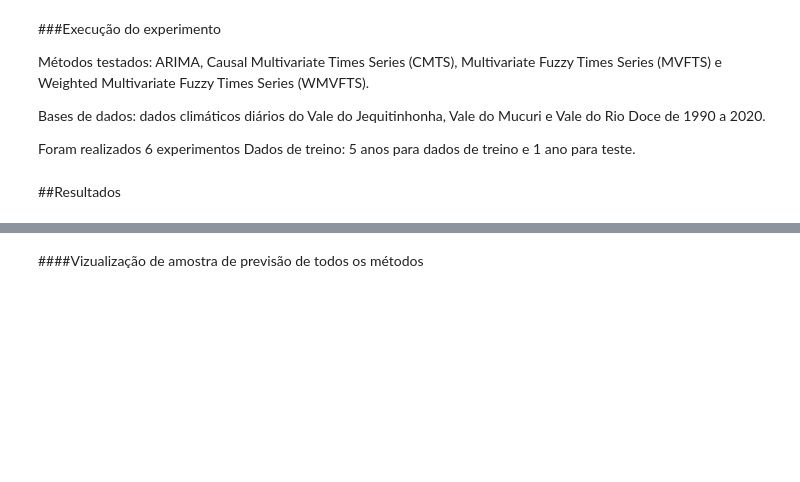
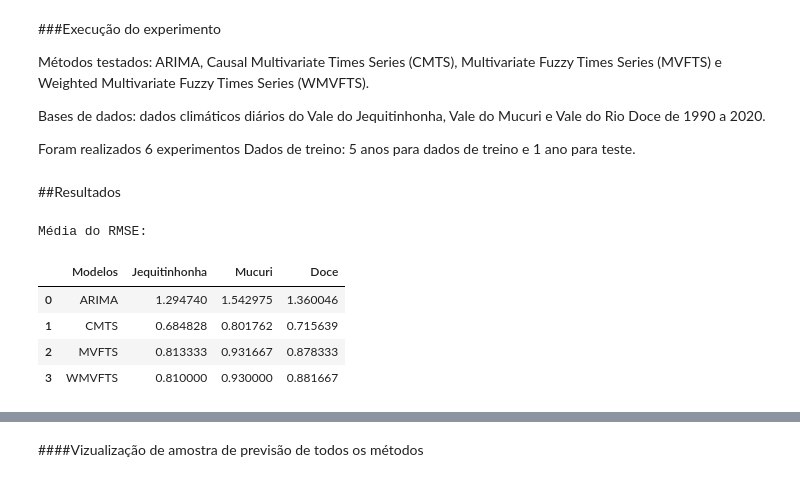
Before and after one commit to PatriciaLucas/CausalForecasting, a Jupyter notebook: Experimentos.ipynb, the cells around one changed output, grey strips where cells are left out. Saved outputs shown, nothing was run; the diff lists cells and outputs as text; code cells hidden in the pictures; blank space fills up the shorter version.

```diff
--- a/Experimentos.ipynb
+++ b/Experimentos.ipynb
@@ -123,0 +126,12 @@ df = pd.read_csv('df.csv')
+# %%
+print("Média do RMSE:")
+models = ["ARIMA", "CMTS", "MVFTS", "WMVFTS"]
+tab = pd.DataFrame(data={"Modelos": models, "Jequitinhonha": j.mean(axis=0), "Mucuri": m.mean(axis=0), "Doce": r.mean(axis=0)})
+tab.reset_index(drop=True)
+# %% [output]
+Média do RMSE:
+|  | Modelos | Jequitinhonha | Mucuri | Doce |
+| 0 | ARIMA | 1.294740 | 1.542975 | 1.360046 |
+| 1 | CMTS | 0.684828 | 0.801762 | 0.715639 |
+| 2 | MVFTS | 0.813333 | 0.931667 | 0.878333 |
+| 3 | WMVFTS | 0.810000 | 0.930000 | 0.881667 |
```
Also changed, not shown: parts of 7 cells of this notebook.
